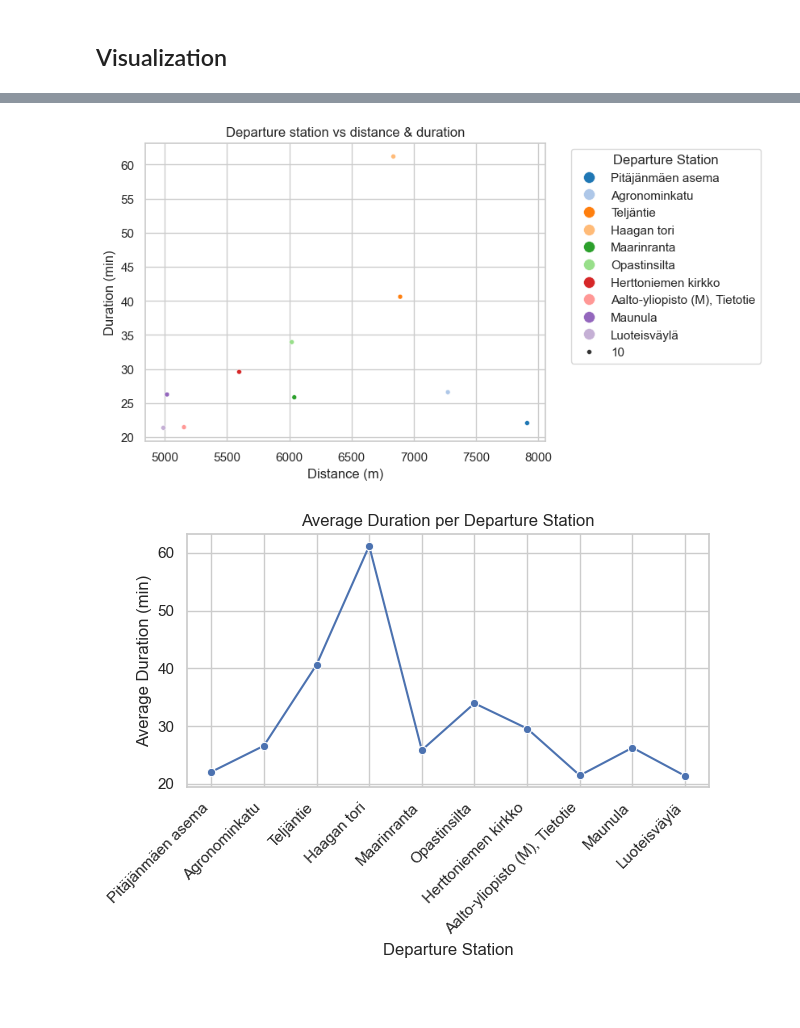
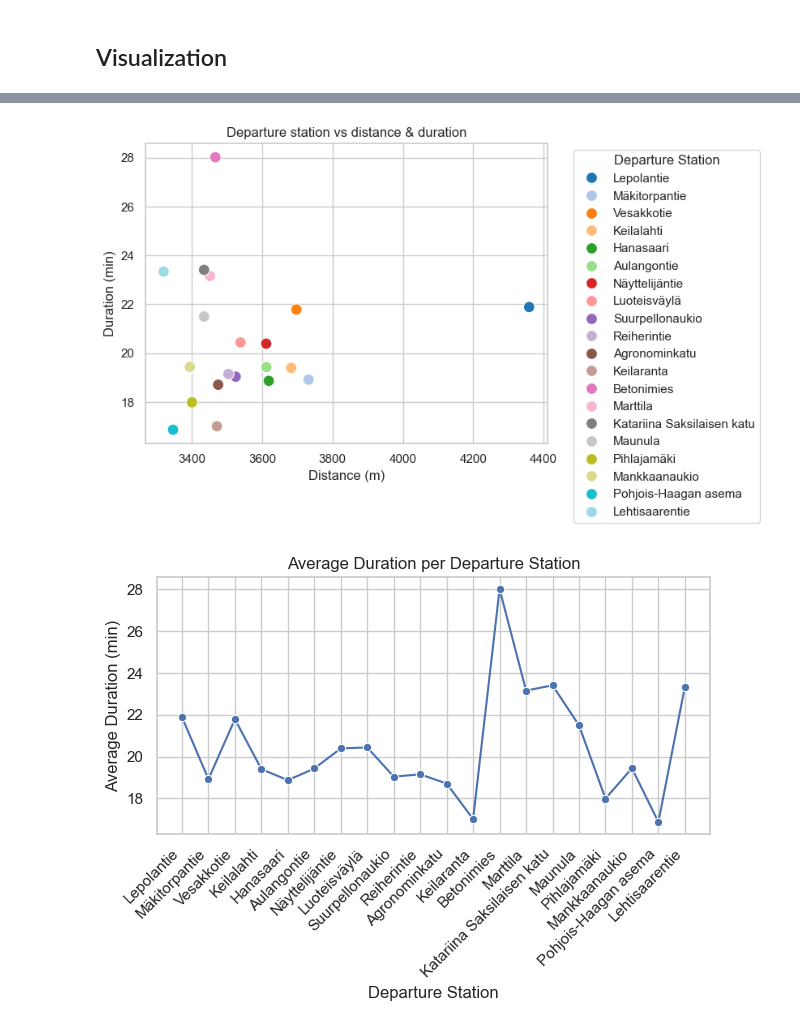
Before and after one commit to Eemeli23002/BigDataTechnologies, a Jupyter notebook: Project_Work.ipynb, the cells around one changed output, grey strips where cells are left out. Drawn from its saved outputs; the diff is of its cells as text; code cells hidden in the pictures; blank space fills up the shorter version.

Commit message:
Data to MongoDB is now done in batches of 1000. The notebook is now working with the whole database (450 000 rows) Added one more chart for visualizing least used stations.

```diff
--- a/Project_Work.ipynb
+++ b/Project_Work.ipynb
@@ -32,10 +51,13 @@ spark = SparkSession.builder.appName("Bike Data Analysis").getOrCreate()
 ## Loading data from MongoDB via PyMongo
 # %%
 ## Read documents, exclude '_id'
-BikeData_docs = list(db["Project"].find({}, {"_id": 0}))
+BikeData_docs = list(db["ProjectCollection"].find({}, {"_id": 0}))
 
 # Convert to Spark DataFrames
 BikeData = spark.createDataFrame(BikeData_docs)
 
+total_rows = BikeData.count()
 BikeData.show(10 )
+
+print (f"Total number of rows: {total_rows}")
 # %% [output]
@@ -223,15 +272,16 @@ plt.show()
 # %%
-top_departures = df_avg_Dur_Dist.limit(10).toPandas()
-sns.scatterplot(top_departures, x='avg_distance_m', y='avg_duration_min',hue='Departure station name', palette='tab20', size=10, s=100)
+# Departure station vs Distance and Duration
+top_departures = df_avg_Dur_Dist.limit(20).toPandas()
+sns.scatterplot(top_departures, x='avg_distance_m', y='avg_duration_min',hue='Departure station name', palette='tab20', s=100)
 plt.title("Departure station vs distance & duration")
 plt.legend(title="Departure Station", bbox_to_anchor=(1.05, 1), loc='upper left')
 plt.xlabel("Distance (m)")
 plt.ylabel("Duration (min)")
 plt.show()
 # %% [output]
-[figure, old version]
+[figure, new version]
 # %%
-
+#Average Duration per Departure Station
 sns.set(style="whitegrid")
 
 sns.lineplot(
@@ -247,4 +297,4 @@ plt.ylabel("Average Duration (min)")
 plt.tight_layout()
 plt.show()
 # %% [output]
-[figure, old version]
+[figure, new version]
```
Also changed, not shown: parts of 13 cells of this notebook.
